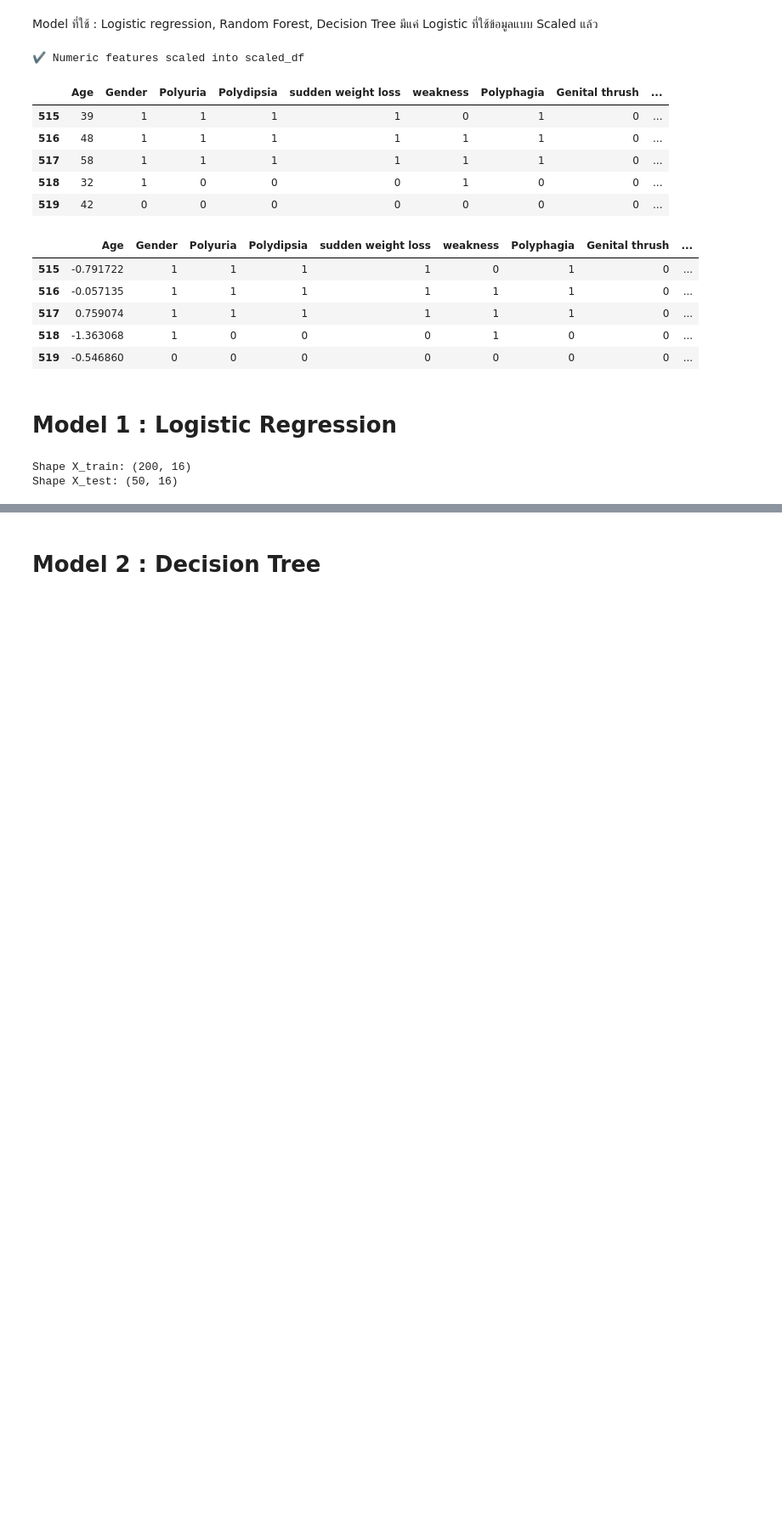
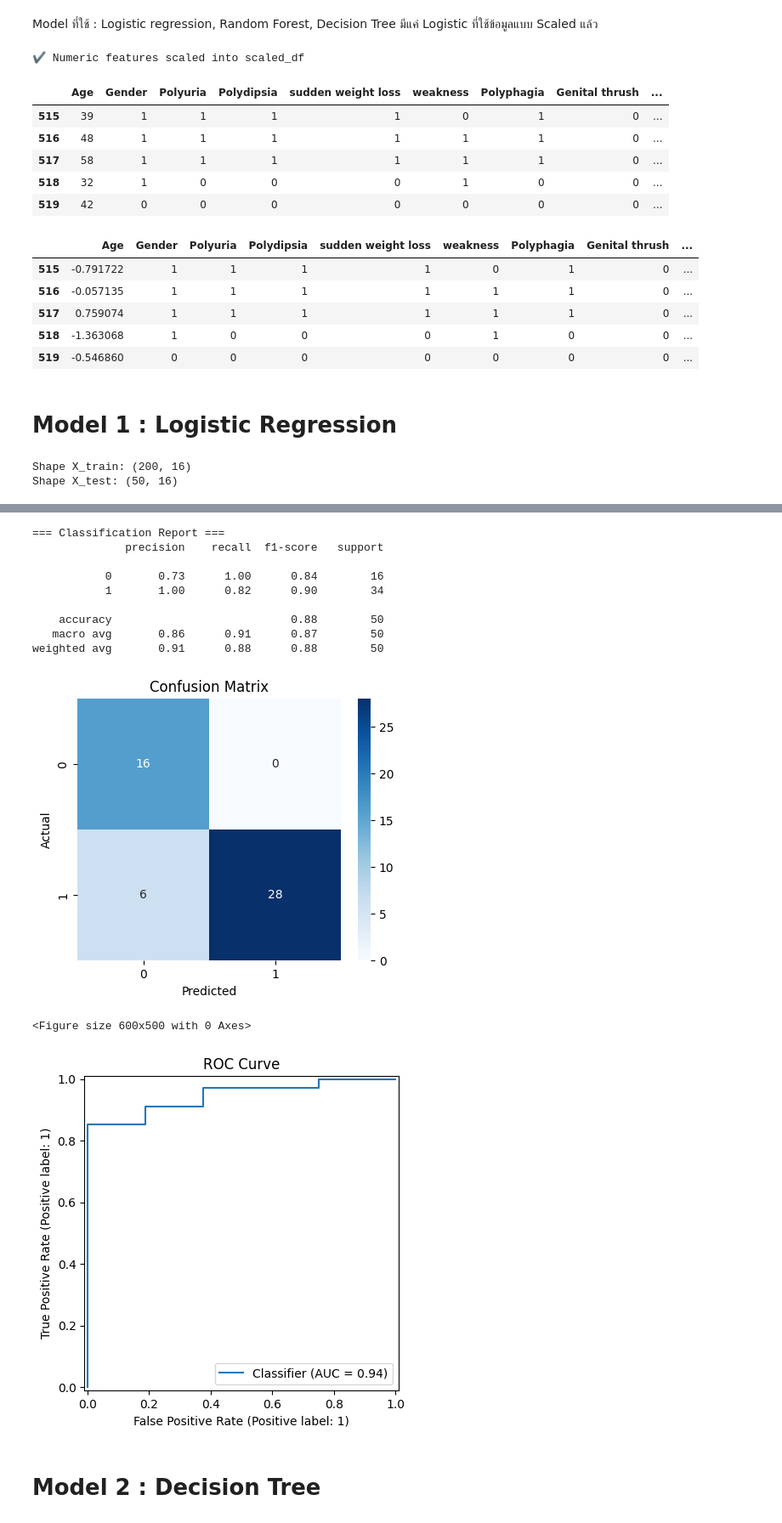
Before and after one commit to MajisEnter/CPE312-Capstone-Project, a Jupyter notebook: process.ipynb, the cells around one changed output, grey strips where cells are left out. Shown at 85% size. Cells and saved outputs as stored; diff of their text form; code cells hidden in the pictures; blank space fills up the shorter version.

```diff
--- a/process.ipynb
+++ b/process.ipynb
@@ -519,2 +453,72 @@ weighted avg       0.91      0.88      0.88        50
+# %%
+# Model
+from sklearn.linear_model import LogisticRegression
+
+# Evaluation metrics
+from sklearn.metrics import (
+    accuracy_score,
+    roc_auc_score,
+    classification_report,
+    confusion_matrix,
+    RocCurveDisplay
+)
+
+# Visualization
+import matplotlib.pyplot as plt
+import seaborn as sns
+
+logreg = LogisticRegression(
+    max_iter=1000,
+    class_weight="balanced",
+    n_jobs=-1
+)
+
+logreg.fit(X_train, y_train)
+
+y_pred_lr = logreg.predict(X_test)
+y_proba_lr = logreg.predict_proba(X_test)[:, 1]
+
+# -----------------------------
+# Classification Report
+# -----------------------------
+print("=== Classification Report ===")
+print(classification_report(y_test, y_pred_lr))
+
+# For latter use
+report_lr = classification_report(y_test, y_pred_lr, output_dict=True)
+accuracy_lr = report_lr['accuracy']
+
+
+# -----------------------------
+# Confusion Matrix
+# -----------------------------
+cm = confusion_matrix(y_test, y_pred_lr)
+plt.figure(figsize=(5,4))
+sns.heatmap(cm, annot=True, fmt="d", cmap="Blues")
+plt.title("Confusion Matrix")
+plt.xlabel("Predicted")
+plt.ylabel("Actual")
+plt.show()
+
+# -----------------------------
+# ROC Curve
+# -----------------------------
+plt.figure(figsize=(6,5))
+RocCurveDisplay.from_predictions(y_test, y_proba_lr)
+plt.title("ROC Curve")
+plt.show()
+# %% [output]
+=== Classification Report ===
+              precision    recall  f1-score   support
+
+           0       0.73      1.00      0.84        16
+           1       1.00      0.82      0.90        34
+
+    accuracy                           0.88        50
+   macro avg       0.86      0.91      0.87        50
+weighted avg       0.91      0.88      0.88        50
+[figure, added]
+<Figure size 600x500 with 0 Axes>
+[figure, added]
 # %% [markdown]
 # Model 2 : Decision Tree
```
Also changed, not shown: parts of 6 cells of this notebook.
